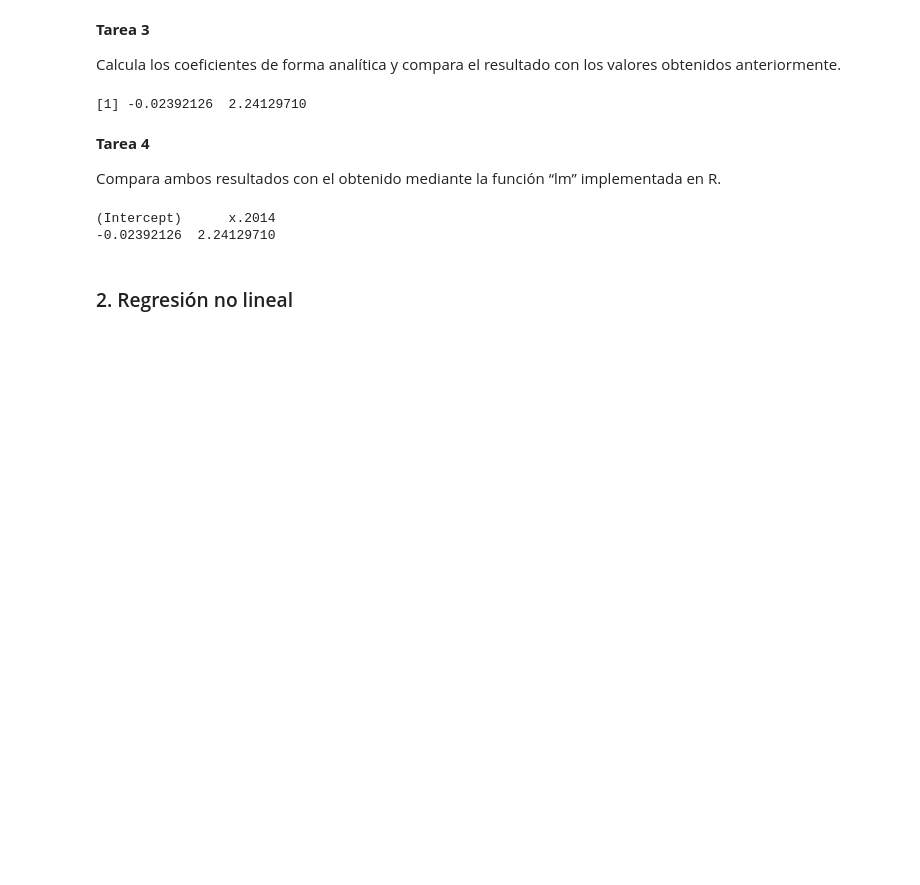
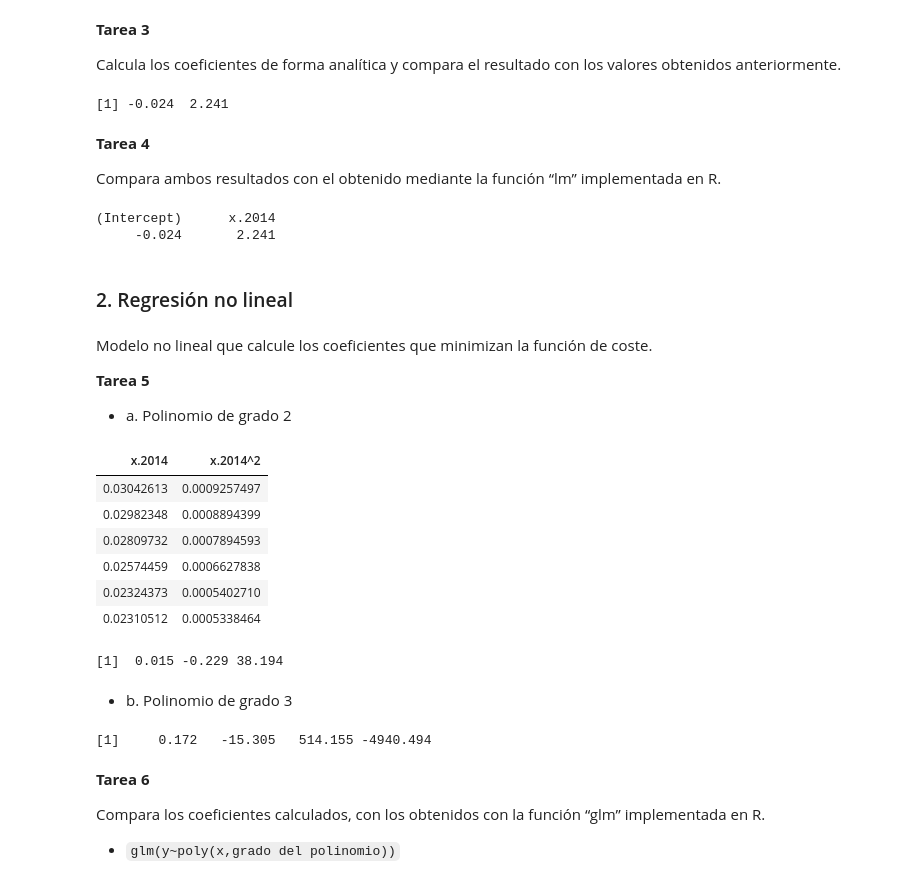
Before and after one commit to yerartdev/uc-m1965-stats, a Jupyter notebook: p8/m1965-stats-ii-practica-regresion.ipynb, the cells around one changed output. Cells and saved outputs as stored; diff of their text form; code cells hidden in the pictures; blank space fills up the shorter version.

Commit message:
stats-ii: práctica regresión lineal simple - fix alpha, cálculo polinomios grado 2 y 3

```diff
--- a/p8/m1965-stats-ii-practica-regresion.ipynb
+++ b/p8/m1965-stats-ii-practica-regresion.ipynb
@@ -137,19 +137,60 @@ anteriormente.
 alpha.1 <- sum((x.2014 - mean(x.2014))*(y.2014 - mean(y.2014))) / sum((x.2014 - mean(x.2014))^2)
 alpha.0 <- mean(y.2014) - alpha.1*mean(x.2014)
 coeff.2014.analytic <- c(alpha.0, alpha.1)
-print(as.vector(coeff.2014.analytic))
+print(round(as.vector(coeff.2014.analytic),3))
 # %% [output]
-[1] -0.02392126  2.24129710
+[1] -0.024  2.241
 # %% [markdown]
 **Tarea 4**
 
 Compara ambos resultados con el obtenido mediante la función “lm” implementada en R.
 # %%
-model <- lm(y.2014 ~ x.2014)
+model.2014 <- lm(y.2014 ~ x.2014)
 #model$coefficients
-print(c(model$coefficients['(Intercept)'],c(model$coefficients['x.2014'])))
+print(round(c(model.2014$coefficients['(Intercept)'],c(model.2014$coefficients['x.2014'])),3))
 # %% [output]
 (Intercept)      x.2014
--0.02392126  2.24129710
+     -0.024       2.241
 # %% [markdown]
 ### 2. Regresión no lineal
+# %% [markdown]
+Modelo no lineal que calcule los coeficientes que minimizan la función de coste.
+
+**Tarea 5**
+
+ - a. Polinomio de grado 2
+# %%
+#::GMG::Ahora expandimos nuestras features y usamos un polinomio de grado 2
+x.2 <- cbind(x.2014,x.2014^2)
+colnames(x.2) <- c('x.2014','x.2014^2')
+head(x.2)
+# %% [output]
+| x.2014 | x.2014^2 |
+| 0.03042613 | 0.0009257497 |
+| 0.02982348 | 0.0008894399 |
+| 0.02809732 | 0.0007894593 |
+| 0.02574459 | 0.0006627838 |
+| 0.02324373 | 0.0005402710 |
+| 0.02310512 | 0.0005338464 |
+# %%
+#::GMG::Calculamos los coeficientes con nuestra función alpha
+coeff.2014.2 <- alpha(x.2,y.2014)
+print(round(as.vector(coeff.2014.2),3))
+# %% [output]
+[1]  0.015 -0.229 38.194
+# %% [markdown]
+ - b. Polinomio de grado 3
+# %%
+#::GMG::Repetimos la operación para el polinomio de grado 3
+x.3 <- cbind(x.2014,x.2014^2,x.2014^3)
+coeff.2014.3 <- alpha(x.3,y.2014)
+print(round(as.vector(coeff.2014.3),3))
+# %% [output]
+[1]     0.172   -15.305   514.155 -4940.494
+# %% [markdown]
+**Tarea 6**
+
+Compara los coeficientes calculados, con los obtenidos con la función “glm”
+implementada en R.
+
+ - `glm(y~poly(x,grado del polinomio))`
```
Also changed, not shown: parts of 5 cells of this notebook.
